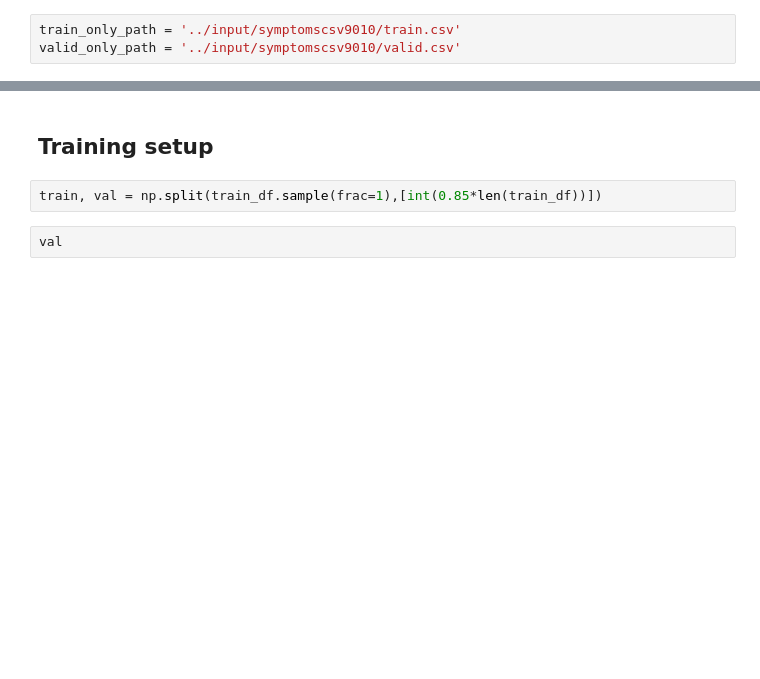
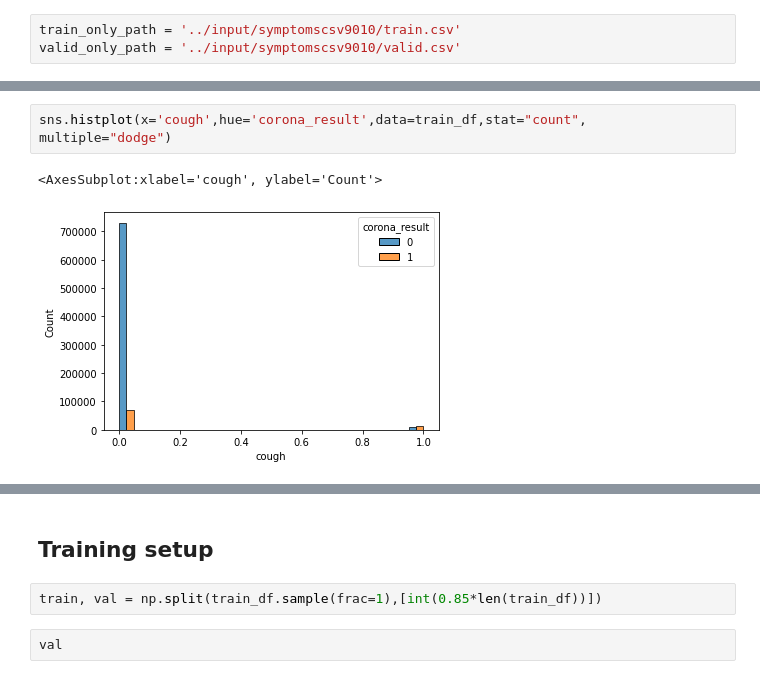
Before and after one commit to YaserAlOsh/Covid19-Detection, a Jupyter notebook: covid19-symptoms-detection.ipynb, the cells around one changed output, grey strips where cells are left out. Cells and saved outputs as stored; diff of their text form; blank space fills up the shorter version.

```diff
--- a/covid19-symptoms-detection.ipynb
+++ b/covid19-symptoms-detection.ipynb
@@ -54,0 +74,5 @@ valid_only_path = '../input/symptomscsv9010/valid.csv'
+# %%
+sns.histplot(x='cough',hue='corona_result',data=train_df,stat="count", multiple="dodge")
+# %% [output]
+<AxesSubplot:xlabel='cough', ylabel='Count'>
+[figure, added]
```
Also changed, not shown: parts of 31 cells of this notebook.
